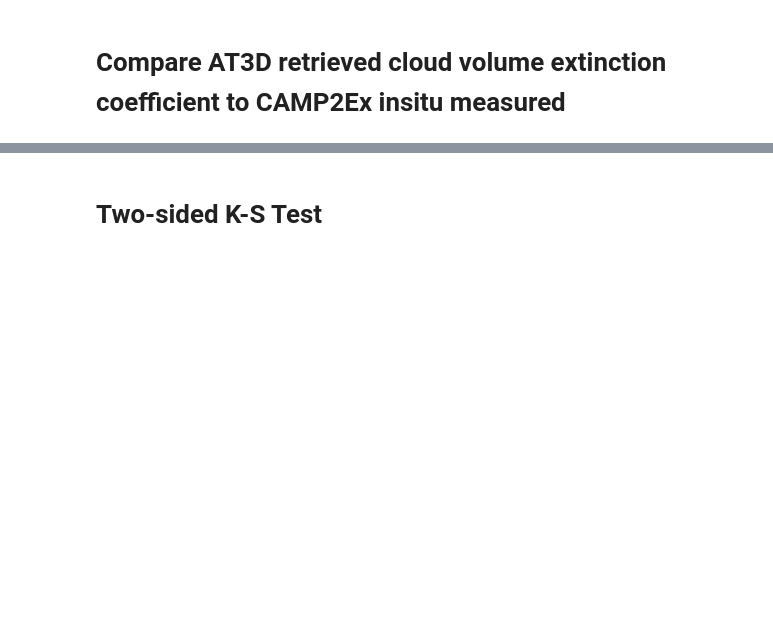
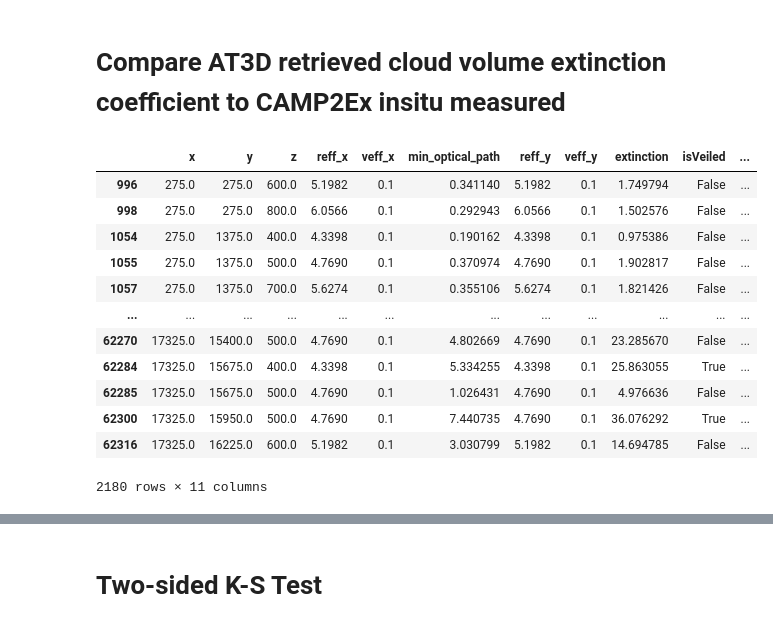
Before and after one commit to jlun17/misr-at3d-camp2ex, a Jupyter notebook: notebooks/investigation/single_retrieval/CAMP2Ex_insitu.ipynb, the cells around one changed output, grey strips where cells are left out. Cells and saved outputs as stored; diff of their text form; code cells hidden in the pictures; blank space fills up the shorter version.

```diff
--- a/notebooks/investigation/single_retrieval/CAMP2Ex_insitu.ipynb
+++ b/notebooks/investigation/single_retrieval/CAMP2Ex_insitu.ipynb
@@ -281,6 +267,22 @@ at3d_cloud['x'] *= 1000
 at3d_cloud['y'] *= 1000
 at3d_cloud['z'] *= 1000
 at3d_cloud['source'] = 'AT3D'
+# %%
+at3d_cloud
+# %% [output]
+|  | x | y | z | reff_x | veff_x | min_optical_path | reff_y | veff_y | extinction | isVeiled | ... |
+| 996 | 275.0 | 275.0 | 600.0 | 5.1982 | 0.1 | 0.341140 | 5.1982 | 0.1 | 1.749794 | False | ... |
+| 998 | 275.0 | 275.0 | 800.0 | 6.0566 | 0.1 | 0.292943 | 6.0566 | 0.1 | 1.502576 | False | ... |
+| 1054 | 275.0 | 1375.0 | 400.0 | 4.3398 | 0.1 | 0.190162 | 4.3398 | 0.1 | 0.975386 | False | ... |
+| 1055 | 275.0 | 1375.0 | 500.0 | 4.7690 | 0.1 | 0.370974 | 4.7690 | 0.1 | 1.902817 | False | ... |
+| 1057 | 275.0 | 1375.0 | 700.0 | 5.6274 | 0.1 | 0.355106 | 5.6274 | 0.1 | 1.821426 | False | ... |
+| ... | ... | ... | ... | ... | ... | ... | ... | ... | ... | ... | ... |
+| 62270 | 17325.0 | 15400.0 | 500.0 | 4.7690 | 0.1 | 4.802669 | 4.7690 | 0.1 | 23.285670 | False | ... |
+| 62284 | 17325.0 | 15675.0 | 400.0 | 4.3398 | 0.1 | 5.334255 | 4.3398 | 0.1 | 25.863055 | True | ... |
+| 62285 | 17325.0 | 15675.0 | 500.0 | 4.7690 | 0.1 | 1.026431 | 4.7690 | 0.1 | 4.976636 | False | ... |
+| 62300 | 17325.0 | 15950.0 | 500.0 | 4.7690 | 0.1 | 7.440735 | 4.7690 | 0.1 | 36.076292 | True | ... |
+| 62316 | 17325.0 | 16225.0 | 600.0 | 5.1982 | 0.1 | 3.030799 | 5.1982 | 0.1 | 14.694785 | False | ... |
+2180 rows × 11 columns
 # %%
 RAW_DATA = PROJECT_ROOT / 'data' / 'raw'
 nav_file = RAW_DATA / 'CAMP2Ex_SPEC' / 'CAMP2EX-MetNav_P3B_20191001_R0.ict'
```
Also changed, not shown: parts of 16 cells of this notebook, 1 other file.
